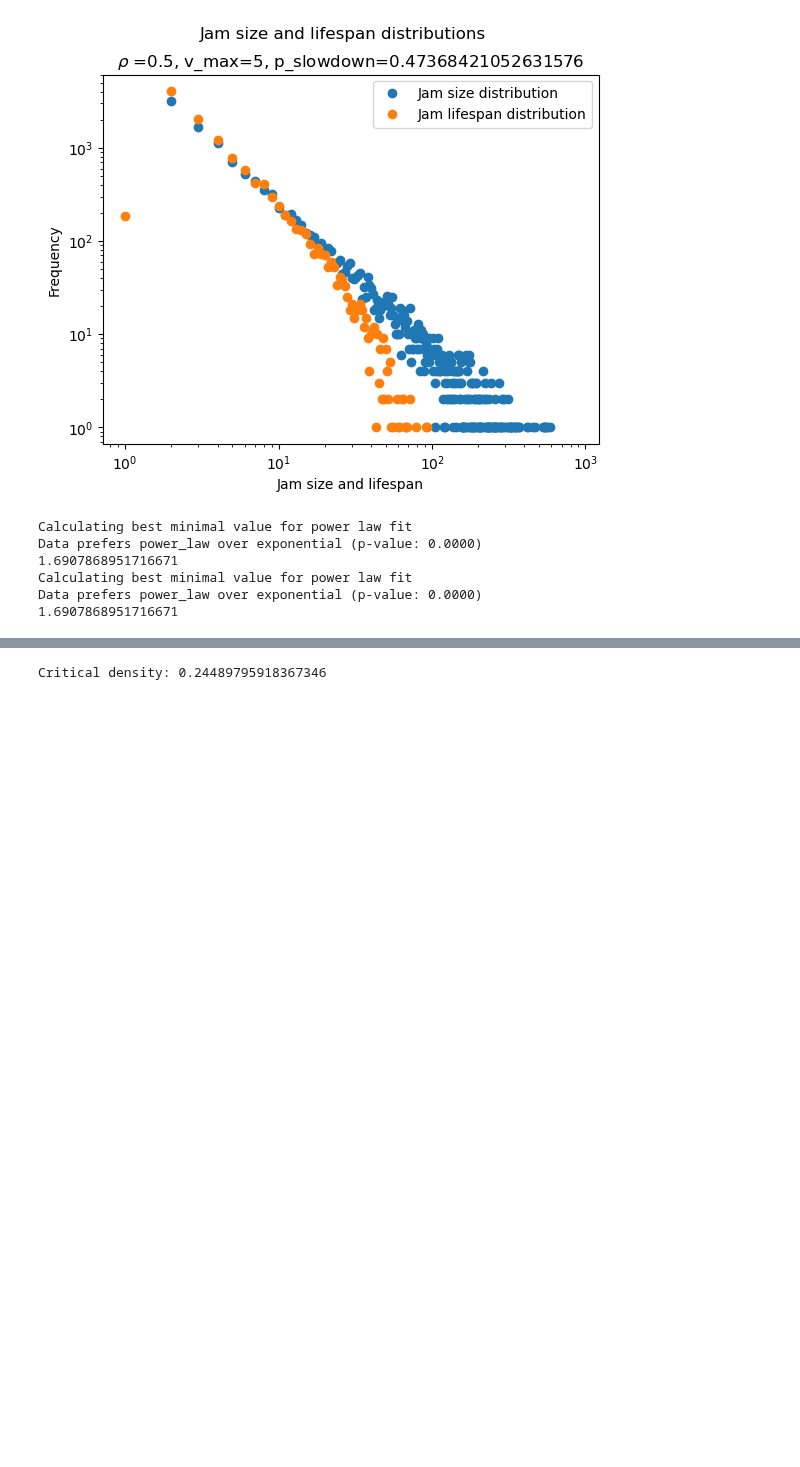
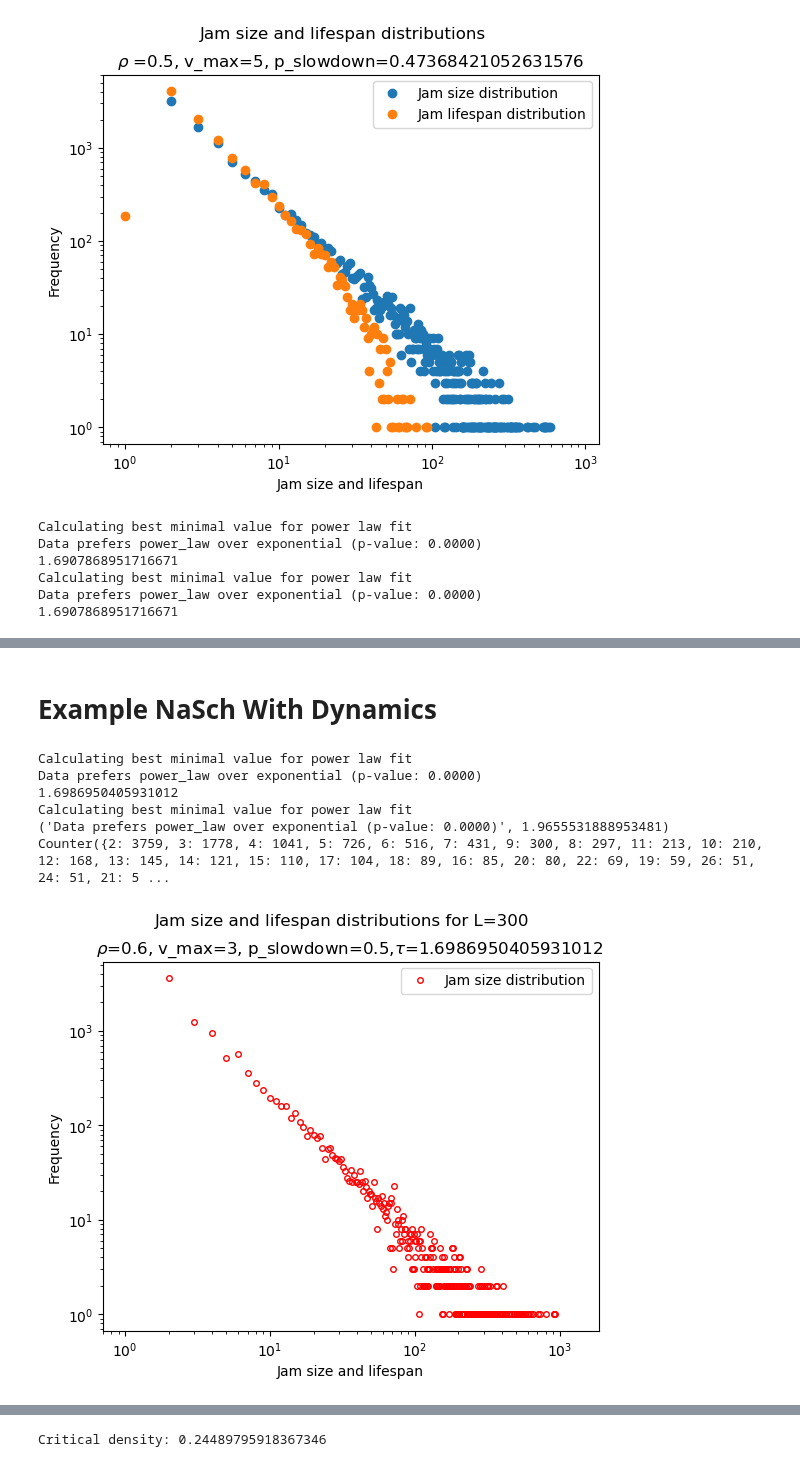
Before and after one commit to ThomasTenDamme/CSS-Group1, a Jupyter notebook: caros_notebook.ipynb, the cells around one changed output, grey strips where cells are left out. Saved outputs shown, nothing was run; the diff lists cells and outputs as text; code cells hidden in the pictures; blank space fills up the shorter version.

```diff
--- a/caros_notebook.ipynb
+++ b/caros_notebook.ipynb
@@ -411,0 +339,56 @@ Counter({2: 5016, 3: 2621, 4: 1725, 5: 1207, 6: 919, 7: 706, 8: 596, 9: 460, 10:
+# %% [markdown]
+# Example NaSch With Dynamics
+# %%
+p = 0.6 #0.24137931034482757
+L = 300
+T = int(L/2)
+n = 10
+
+# NaSch parameters
+p_slowdown = 0.5 #0.3157894736842105
+v_max = 3
+
+# Dynamic parameters
+neighbourhood_size = 3
+entry_chance = 0.01
+exit_chance = 0.01
+
+current_state = initial_state_nasch(L=L, p=p, v_max=v_max)
+
+evolution = nasch_step(current_state, v_max=v_max, p_slowdown=p_slowdown,
+                       dynamic_model=True, neighbourhood_size=neighbourhood_size,
+                       entry_chance=entry_chance, exit_chance=exit_chance)
+
+lifespan_counter, jam_size_counter, evolutions = run_model_stochastic(p, L, T, n, v_max=v_max, p_slowdown = p_slowdown,
+                                                                      return_evolutions=True, dynamic_model=True, neighbourhood_size=neighbourhood_size,
+                                                                      entry_chance=entry_chance, exit_chance=exit_chance)
+
+
+def power(x,b):
+    return x**(-b)
+
+result, exponent = analyze_powerlaw_distribution(list(jam_size_counter.elements()))
+print(result) #print result of power law test
+print(exponent)
+esult_lifespan_test = analyze_powerlaw_distribution(list(lifespan_counter.elements()))
+print(result_lifespan_test) #print result of power law test
+print(lifespan_counter)
+
+plt.loglog(range(1, int(max(jam_size_counter.keys()))), [jam_size_counter[i] for i in range(1, int(max(jam_size_counter.keys())))], 'o', markerfacecolor='none', markeredgecolor='red', markersize=4)
+#plt.loglog(range(1, int(max(lifespan_counter.keys()))), [lifespan_counter[i] for i in range(1, int(max(lifespan_counter.keys())))], 'o', color='black', markersize=8)
+#line to plot the critical exponent line in the plot
+#plt.loglog(range(1, int(max(jam_size_counter.keys()))), power(range(1, int(max(jam_size_counter.keys()))), exponent), '--')
+plt.legend(['Jam size distribution', 'Jam lifespan distribution'])
+plt.title(f'$\\rho$=0.6, v_max=3, p_slowdown=0.5,$\\tau$={exponent} ')
+plt.xlabel('Jam size and lifespan')
+plt.ylabel('Frequency')
+plt.suptitle('Jam size and lifespan distributions for L=300')
+plt.show()
+# %% [output]
+Calculating best minimal value for power law fit
+Data prefers power_law over exponential (p-value: 0.0000)
+1.6986950405931012
+Calculating best minimal value for power law fit
+('Data prefers power_law over exponential (p-value: 0.0000)', 1.9655531888953481)
+Counter({2: 3759, 3: 1778, 4: 1041, 5: 726, 6: 516, 7: 431, 9: 300, 8: 297, 11: 213, 10: 210, 12: 168, 13: 145, 14: 121, 15: 110, 17: 104, 18: 89, 16: 85, 20: 80, 22: 69, 19: 59, 26: 51, 24: 51, 21: 5 ...
+[figure, added]
```
Also changed, not shown: parts of 13 cells of this notebook.
